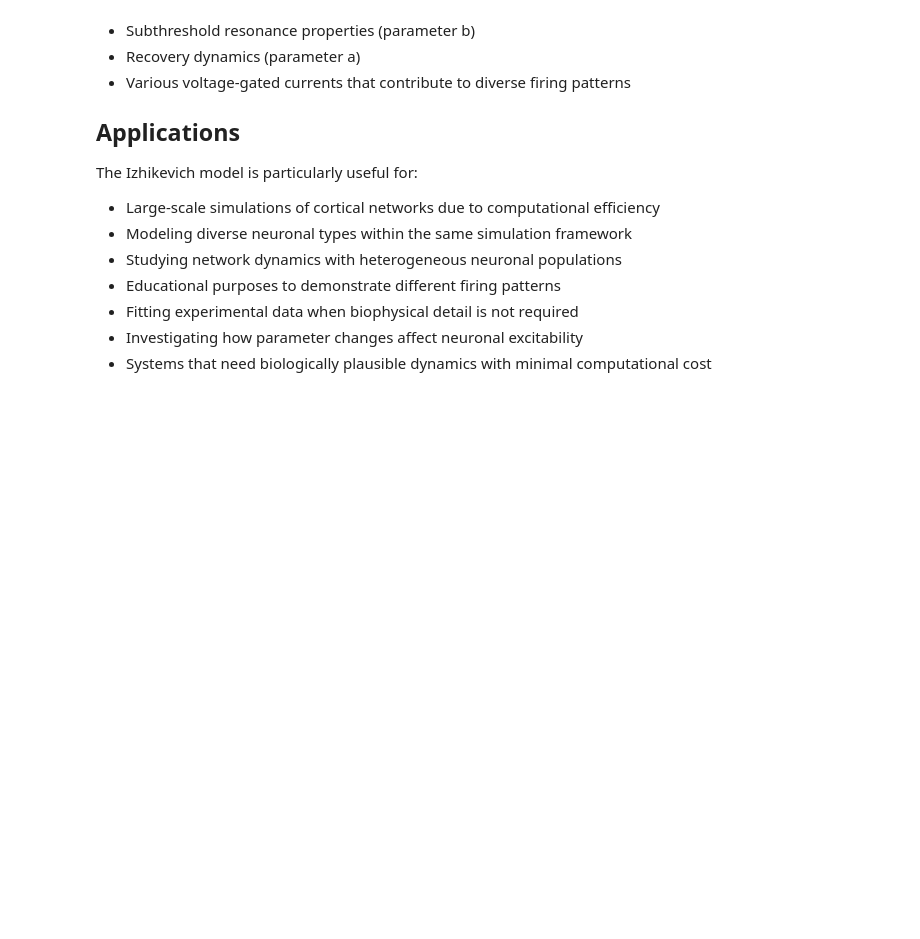
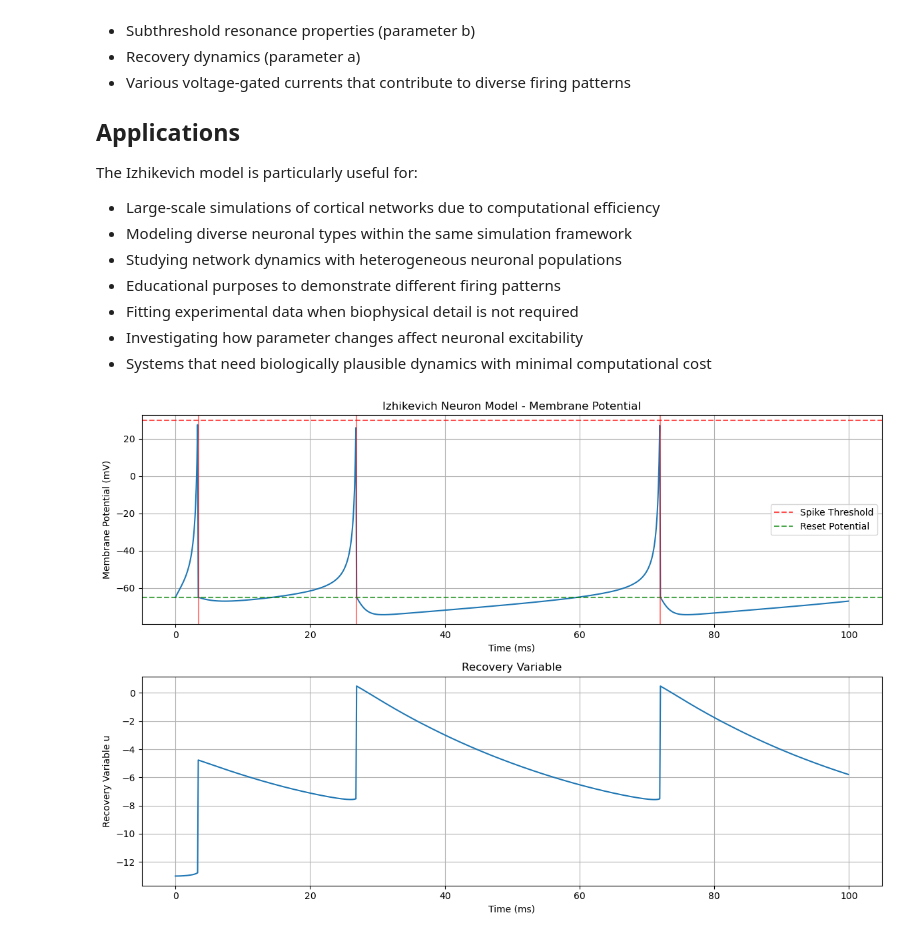
Before and after one commit to GlebRazgar/Neurons, a Jupyter notebook: point-neurons/6-Izhikevich.ipynb, the cells around one changed output. Cells and saved outputs as stored; diff of their text form; code cells hidden in the pictures; blank space fills up the shorter version.

Commit message:
Add Izhikevich model

```diff
--- a/point-neurons/6-Izhikevich.ipynb
+++ b/point-neurons/6-Izhikevich.ipynb
@@ -115,3 +115,98 @@ The Izhikevich model is particularly useful for:
 - Fitting experimental data when biophysical detail is not required
 - Investigating how parameter changes affect neuronal excitability
 - Systems that need biologically plausible dynamics with minimal computational cost
+# %%
+class Izhikevich():
+    def __init__(self, a, b, c, d, v_init, I, time_steps):
+        self.a = a          # Recovery time constant
+        self.b = b          # Sensitivity of recovery variable
+        self.c = c          # Post-spike reset value for v
+        self.d = d          # Post-spike reset increment for u
+        self.v_init = v_init # Initial membrane potential
+        self.I = I          # Input current
+        self.time_steps = time_steps
+
+    def simulate(self):
+        # Initialize arrays for storing voltage, recovery variable, and spike times
+        v = [self.v_init]  # Membrane potential
+        u = [self.b * self.v_init]  # Recovery variable
+        spikes = []
+
+        dt = self.time_steps[1] - self.time_steps[0]  # Time step size
+
+        # Simulate for each time step
+        for t_idx, t in enumerate(self.time_steps[:-1]):
+            # Current values
+            v_current = v[-1]
+            u_current = u[-1]
+
+            # Calculate next values using Euler's method
+            # dv/dt = 0.04v² + 5v + 140 - u + I
+            # du/dt = a(bv - u)
+            v_next = v_current + dt * (0.04 * v_current**2 + 5 * v_current + 140 - u_current + self.I)
+            u_next = u_current + dt * self.a * (self.b * v_current - u_current)
+
+            # Check for spike (v >= 30 mV is the threshold in the Izhikevich model)
+            if v_next >= 30:
+                spikes.append(t + dt)
+                v_next = self.c
+                u_next = u_current + self.d
+
+            v.append(v_next)
+            u.append(u_next)
+
+        return v, u, spikes
+
+    def plot_results(self, v, u, spikes):
+        plt.figure(figsize=(12, 8))
+
+        # Plot membrane potential
+        plt.subplot(2, 1, 1)
+        plt.plot(self.time_steps, v)
+        plt.axhline(y=30, color='r', linestyle='--', alpha=0.7, label='Spike Threshold')
+        plt.axhline(y=self.c, color='g', linestyle='--', alpha=0.7, label='Reset Potential')
+
+        # Plot spikes as vertical lines
+        for spike in spikes:
+            plt.axvline(x=spike, color='r', linestyle='-', alpha=0.5)
+
+        plt.xlabel('Time (ms)')
+        plt.ylabel('Membrane Potential (mV)')
+        plt.title('Izhikevich Neuron Model - Membrane Potential')
+        plt.legend()
+        plt.grid(True)
+
+        # Plot recovery variable
+        plt.subplot(2, 1, 2)
+        plt.plot(self.time_steps, u)
+        plt.xlabel('Time (ms)')
+        plt.ylabel('Recovery Variable u')
+        plt.title('Recovery Variable')
+        plt.grid(True)
+
+        plt.tight_layout()
+        plt.show()
+
+# Example usage for the Izhikevich model
+t_max = 100  # ms
+dt = 0.1     # ms
+time_steps = np.arange(0, t_max, dt)
+
+# Parameters for regular spiking (RS) neuron
+neuron = Izhikevich(
+    a=0.02,     # Recovery time constant
+    b=0.2,      # Sensitivity of recovery variable
+    c=-65,      # Post-spike reset value for v
+    d=8,        # Post-spike reset increment for u
+    v_init=-65, # Initial membrane potential
+    I=10,       # Input current
+    time_steps=time_steps
+)
+
+# Run simulation
+v, u, spikes = neuron.simulate()
+
+# Plot results - this will create just one figure with membrane potential and recovery variable
+neuron.plot_results(v, u, spikes)
+# %% [output]
+[figure, added]
```
